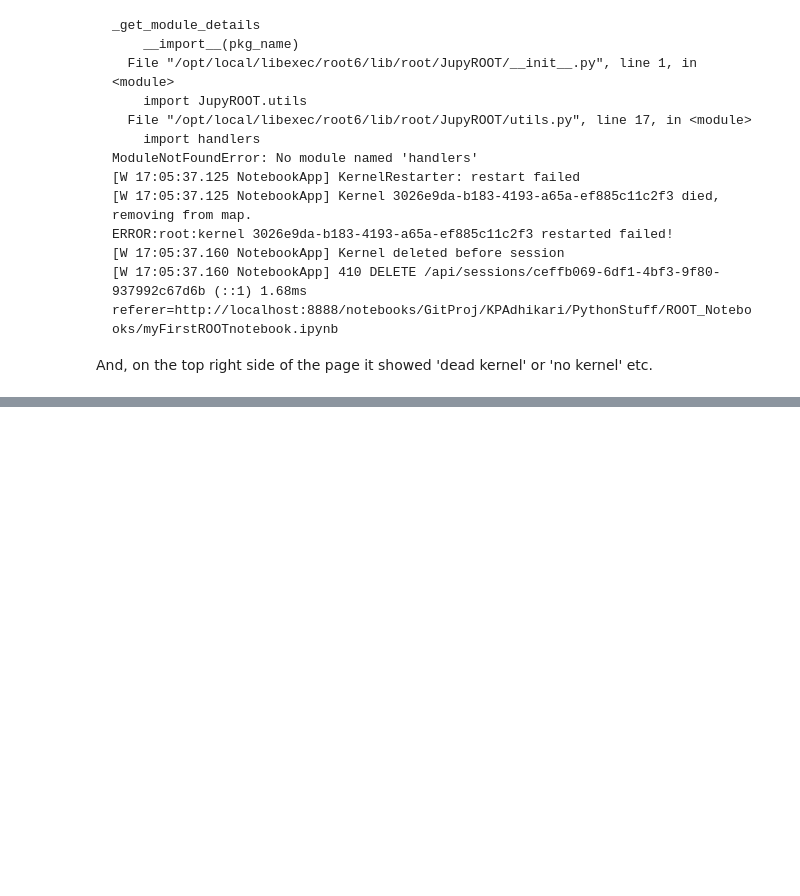
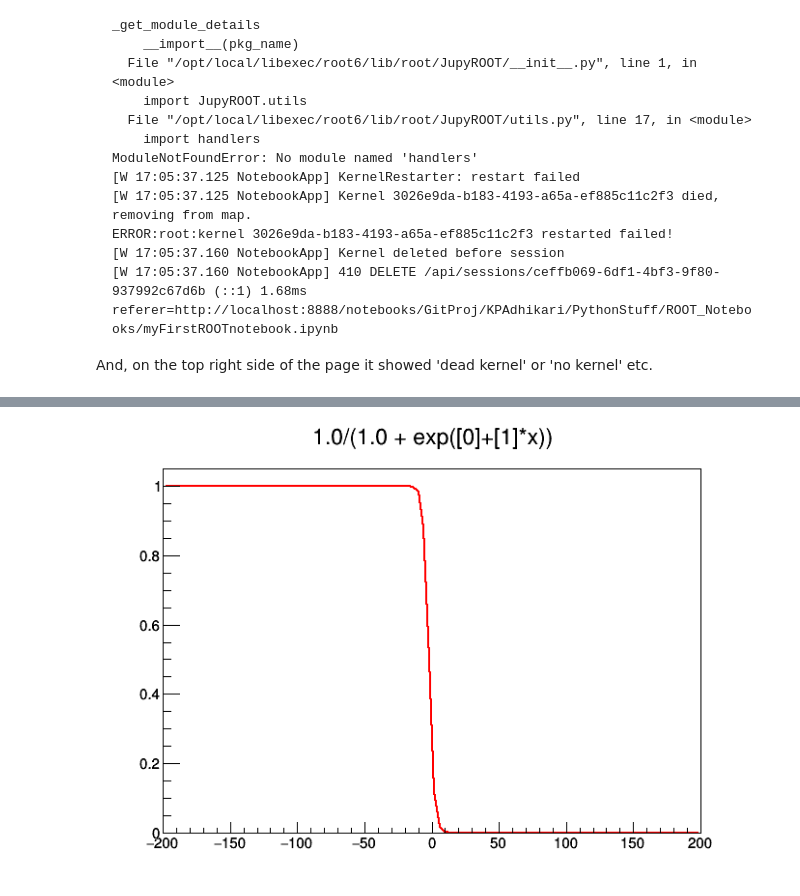
Before and after one commit to KPAdhikari/PythonStuff, a Jupyter notebook: ROOT_Notebooks/myFirstROOTnotebook.ipynb, the cells around one changed output, grey strips where cells are left out. Drawn from its saved outputs; the diff is of its cells as text; code cells hidden in the pictures; blank space fills up the shorter version.

```diff
--- a/ROOT_Notebooks/myFirstROOTnotebook.ipynb
+++ b/ROOT_Notebooks/myFirstROOTnotebook.ipynb
@@ -67,0 +143,8 @@ And, on the top right side of the page it showed 'dead kernel' or 'no kernel' et
+# %%
+//f2->GetXaxis()->SetLimits(-200.0,200.0);
+par[0] = 1.0;//83977e+02;
+par[1] = 0.5;//-3.18337e-01;
+f2->SetParameters(par);   f2->Draw();
+c1->Draw();
+# %% [output]
+[figure, added]
```
Also changed, not shown: parts of 28 cells of this notebook, 5 other files.
